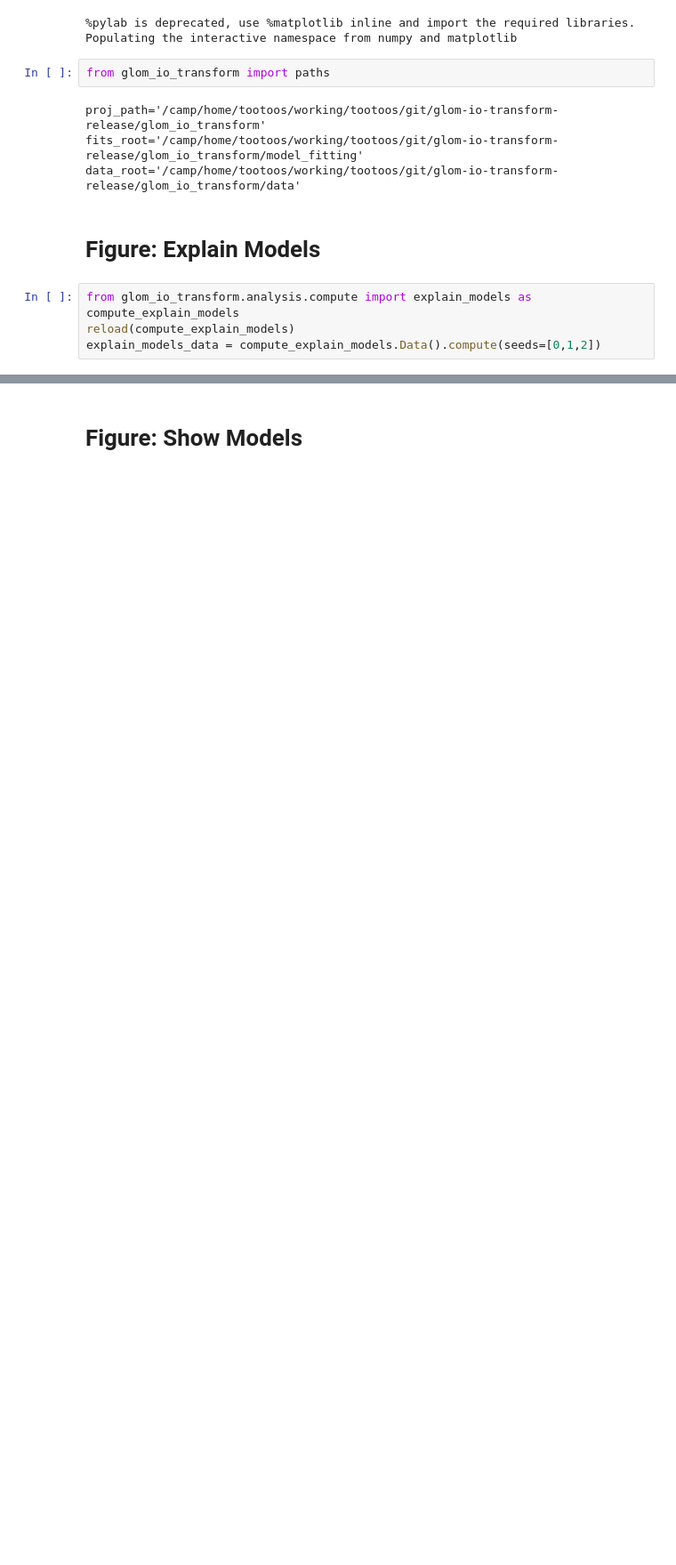
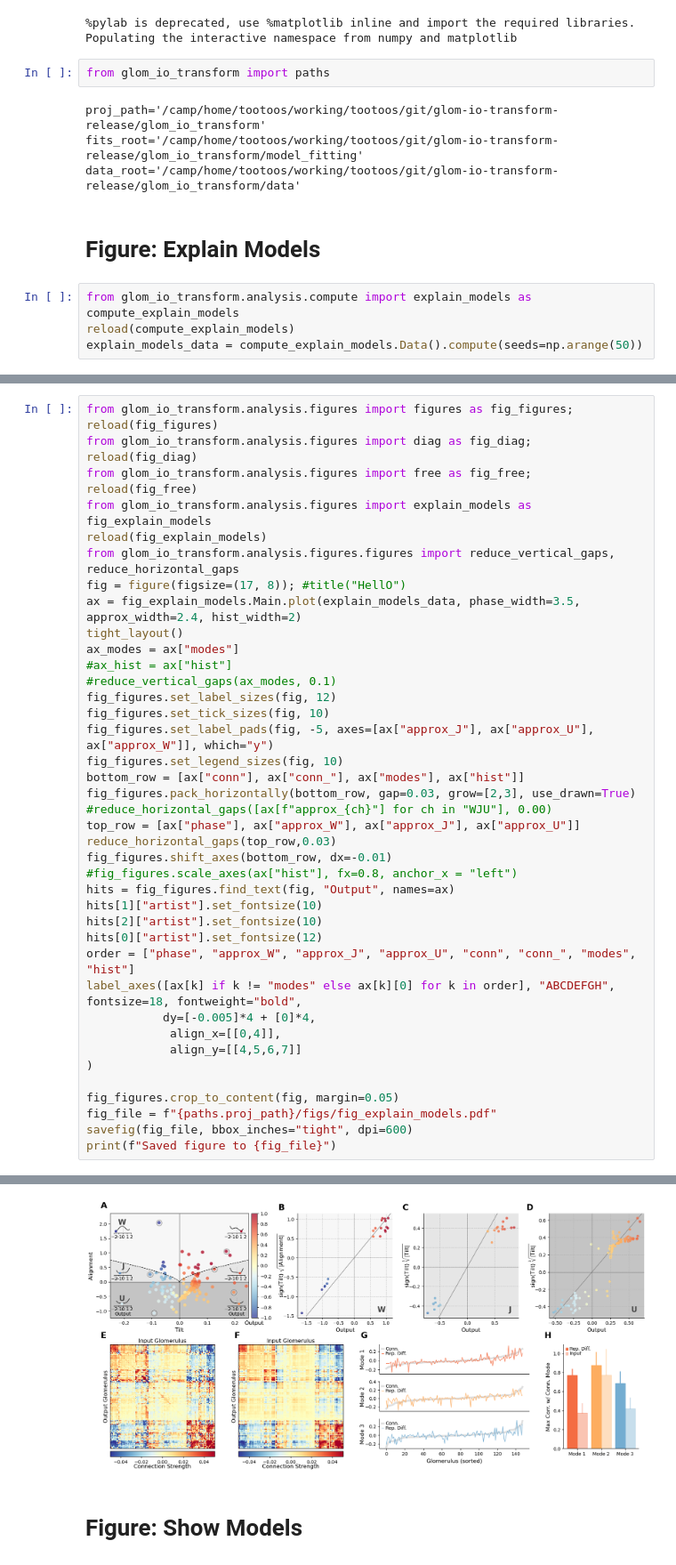
Before and after one commit to stootoon/glom-io-transform-release, a Jupyter notebook: glom_io_transform/analysis/fig_driver.ipynb, the cells around one changed output, grey strips where cells are left out. Shown at 89% size. Cells and saved outputs as stored; diff of their text form; blank space fills up the shorter version.

```diff
--- a/glom_io_transform/analysis/fig_driver.ipynb
+++ b/glom_io_transform/analysis/fig_driver.ipynb
@@ -23,6 +23,6 @@ data_root='/camp/home/tootoos/working/tootoos/git/glom-io-transform-release/glom
 # %%
 from glom_io_transform.analysis.compute import explain_models as compute_explain_models
 reload(compute_explain_models)
-explain_models_data = compute_explain_models.Data().compute(seeds=[0,1,2])
+explain_models_data = compute_explain_models.Data().compute(seeds=np.arange(50))
 # %% [output]
 COMPUTING explain_models.Data.
@@ -50,0 +45,40 @@ PLOTTING PANELS FreeConnModesHist
+# %%
+from glom_io_transform.analysis.figures import figures as fig_figures; reload(fig_figures)
+from glom_io_transform.analysis.figures import diag as fig_diag; reload(fig_diag)
+from glom_io_transform.analysis.figures import free as fig_free; reload(fig_free)
+from glom_io_transform.analysis.figures import explain_models as fig_explain_models
+reload(fig_explain_models)
+from glom_io_transform.analysis.figures.figures import reduce_vertical_gaps, reduce_horizontal_gaps
+fig = figure(figsize=(17, 8)); #title("HellO")
+ax = fig_explain_models.Main.plot(explain_models_data, phase_width=3.5, approx_width=2.4, hist_width=2)
+tight_layout()
+ax_modes = ax["modes"]
+#ax_hist = ax["hist"]
+#reduce_vertical_gaps(ax_modes, 0.1)
+fig_figures.set_label_sizes(fig, 12)
+fig_figures.set_tick_sizes(fig, 10)
+fig_figures.set_label_pads(fig, -5, axes=[ax["approx_J"], ax["approx_U"], ax["approx_W"]], which="y")
+fig_figures.set_legend_sizes(fig, 10)
+bottom_row = [ax["conn"], ax["conn_"], ax["modes"], ax["hist"]]
+fig_figures.pack_horizontally(bottom_row, gap=0.03, grow=[2,3], use_drawn=True)
+#reduce_horizontal_gaps([ax[f"approx_{ch}"] for ch in "WJU"], 0.00)
+top_row = [ax["phase"], ax["approx_W"], ax["approx_J"], ax["approx_U"]]
+reduce_horizontal_gaps(top_row,0.03)
+fig_figures.shift_axes(bottom_row, dx=-0.01)
+#fig_figures.scale_axes(ax["hist"], fx=0.8, anchor_x = "left")
+hits = fig_figures.find_text(fig, "Output", names=ax)
+hits[1]["artist"].set_fontsize(10)
+hits[2]["artist"].set_fontsize(10)
+hits[0]["artist"].set_fontsize(12)
+order = ["phase", "approx_W", "approx_J", "approx_U", "conn", "conn_", "modes", "hist"]
+label_axes([ax[k] if k != "modes" else ax[k][0] for k in order], "ABCDEFGH", fontsize=18, fontweight="bold",
+           dy=[-0.005]*4 + [0]*4,
+            align_x=[[0,4]],
+            align_y=[[4,5,6,7]]
+)
+
+fig_figures.crop_to_content(fig, margin=0.05)
+fig_file = f"{paths.proj_path}/figs/fig_explain_models.pdf"
+savefig(fig_file, bbox_inches="tight", dpi=600)
+print(f"Saved figure to {fig_file}")
+# %% [output]
@@ -51,3 +101,4 @@ PLOTTING PANELS FreeConnModesHist
+[figure, added]
 # %% [markdown]
 # Figure: Show Models
 # %%
```
Also changed, not shown: parts of 18 cells of this notebook.
